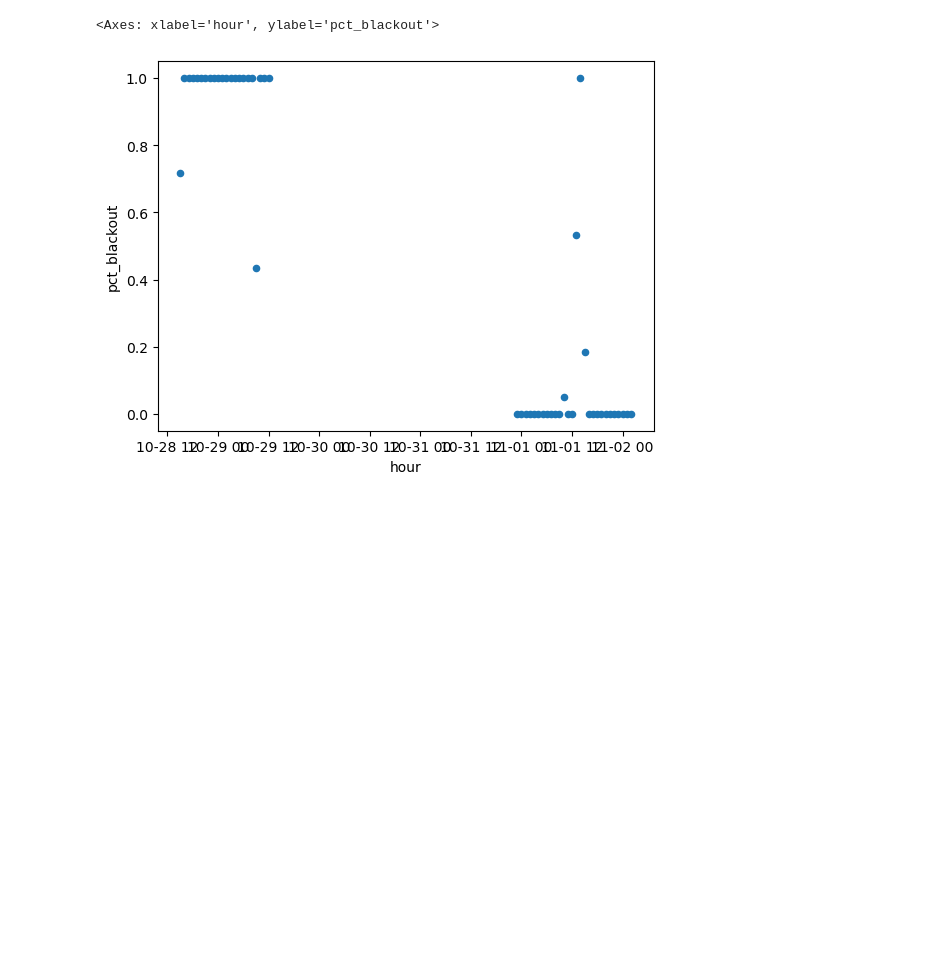
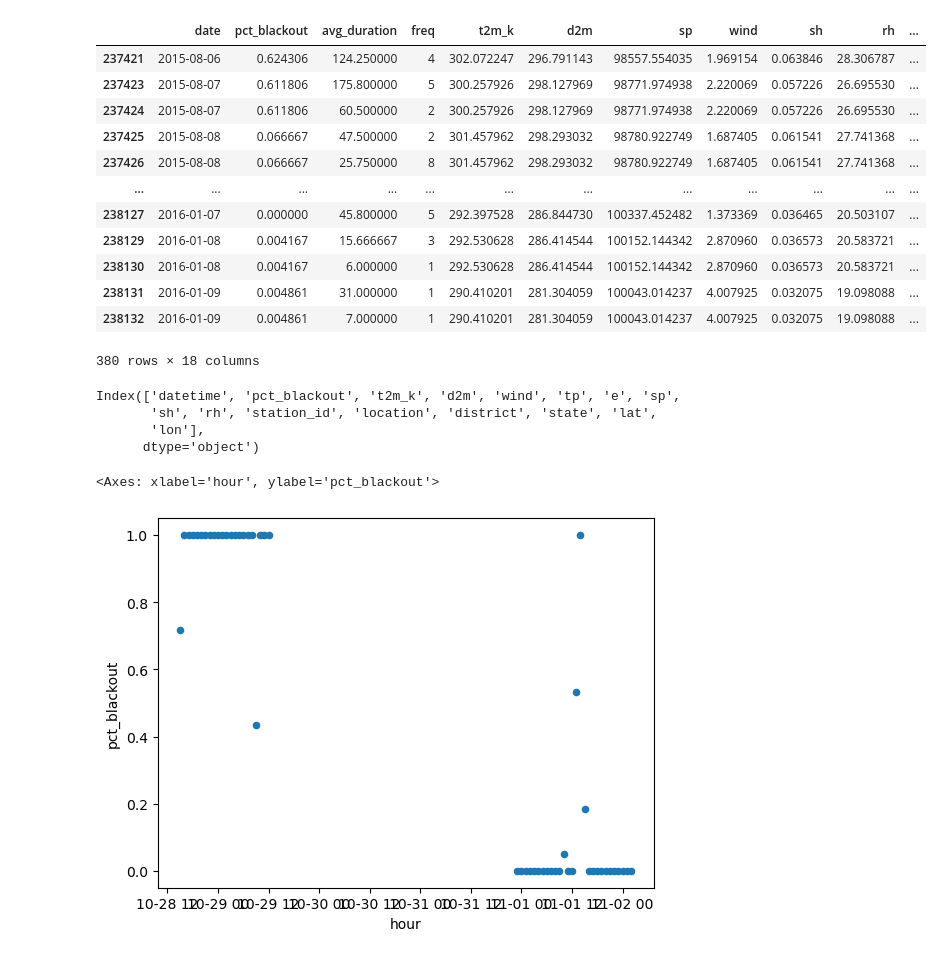
Before and after one commit to jesuslovesyiyi/Resilient_energy_network, a Jupyter notebook: data_preparation/exploratory_vis.ipynb, the cells around one changed output. Saved outputs shown, nothing was run; the diff lists cells and outputs as text; code cells hidden in the pictures; blank space fills up the shorter version.

```diff
--- a/data_preparation/exploratory_vis.ipynb
+++ b/data_preparation/exploratory_vis.ipynb
@@ -3,7 +3,35 @@ import pandas as pd
 import os
 from datetime import datetime, timedelta
 # %%
-hourly_dir = "./india_processing/india_hourly"
-file_path = os.path.join(hourly_dir, 'hourly_station_356.csv')
-
-df = pd.read_csv(file_path, index_col=False, parse_dates=['hour'])
+hourly_dir = "../india_processing/india_hourly"
+panel_dir = "../india_panel"
+# %%
+hourly_df = pd.read_csv(os.path.join(panel_dir, "panel_daily_070824.csv"))
+# %%
+# Subset the repeated datetimes into a separate dataframe
+repeated_datetimes_df = hourly_df[hourly_df.duplicated(subset=['date', 'station_id'], keep=False)]
+# %%
+trimmed_datetime = repeated_datetimes_df[repeated_datetimes_df['freq'] != 0]
+# %%
+trimmed_datetime
+# %% [output]
+|  | date | pct_blackout | avg_duration | freq | t2m_k | d2m | sp | wind | sh | rh | ... |
+| 237421 | 2015-08-06 | 0.624306 | 124.250000 | 4 | 302.072247 | 296.791143 | 98557.554035 | 1.969154 | 0.063846 | 28.306787 | ... |
+| 237423 | 2015-08-07 | 0.611806 | 175.800000 | 5 | 300.257926 | 298.127969 | 98771.974938 | 2.220069 | 0.057226 | 26.695530 | ... |
+| 237424 | 2015-08-07 | 0.611806 | 60.500000 | 2 | 300.257926 | 298.127969 | 98771.974938 | 2.220069 | 0.057226 | 26.695530 | ... |
+| 237425 | 2015-08-08 | 0.066667 | 47.500000 | 2 | 301.457962 | 298.293032 | 98780.922749 | 1.687405 | 0.061541 | 27.741368 | ... |
+| 237426 | 2015-08-08 | 0.066667 | 25.750000 | 8 | 301.457962 | 298.293032 | 98780.922749 | 1.687405 | 0.061541 | 27.741368 | ... |
+| ... | ... | ... | ... | ... | ... | ... | ... | ... | ... | ... | ... |
+| 238127 | 2016-01-07 | 0.000000 | 45.800000 | 5 | 292.397528 | 286.844730 | 100337.452482 | 1.373369 | 0.036465 | 20.503107 | ... |
+| 238129 | 2016-01-08 | 0.004167 | 15.666667 | 3 | 292.530628 | 286.414544 | 100152.144342 | 2.870960 | 0.036573 | 20.583721 | ... |
+| 238130 | 2016-01-08 | 0.004167 | 6.000000 | 1 | 292.530628 | 286.414544 | 100152.144342 | 2.870960 | 0.036573 | 20.583721 | ... |
+| 238131 | 2016-01-09 | 0.004861 | 31.000000 | 1 | 290.410201 | 281.304059 | 100043.014237 | 4.007925 | 0.032075 | 19.098088 | ... |
+| 238132 | 2016-01-09 | 0.004861 | 7.000000 | 1 | 290.410201 | 281.304059 | 100043.014237 | 4.007925 | 0.032075 | 19.098088 | ... |
+380 rows × 18 columns
+# %%
+hourly_df.columns
+# %% [output]
+Index(['datetime', 'pct_blackout', 't2m_k', 'd2m', 'wind', 'tp', 'e', 'sp',
+       'sh', 'rh', 'station_id', 'location', 'district', 'state', 'lat',
+       'lon'],
+      dtype='object')
```
Also changed, not shown: parts of 1 cell of this notebook, 2 other files.
